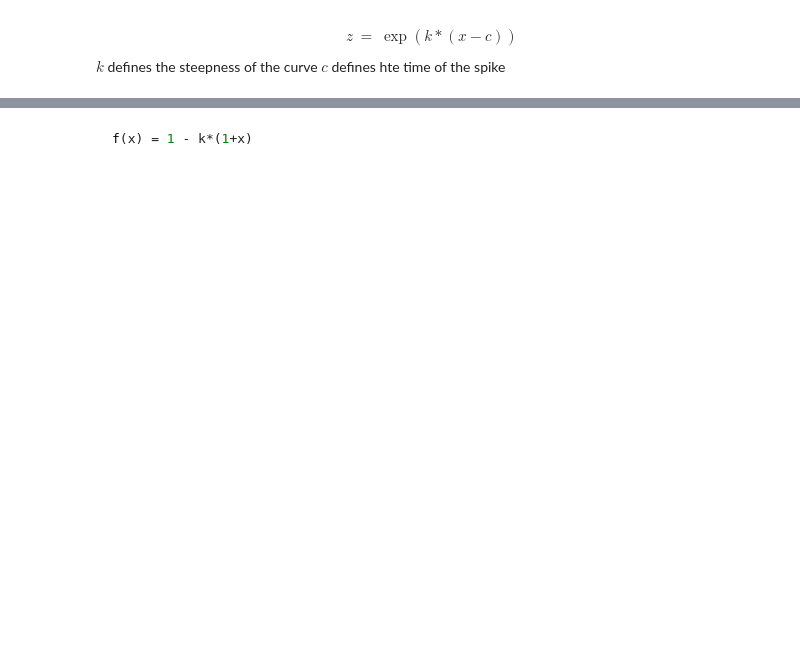
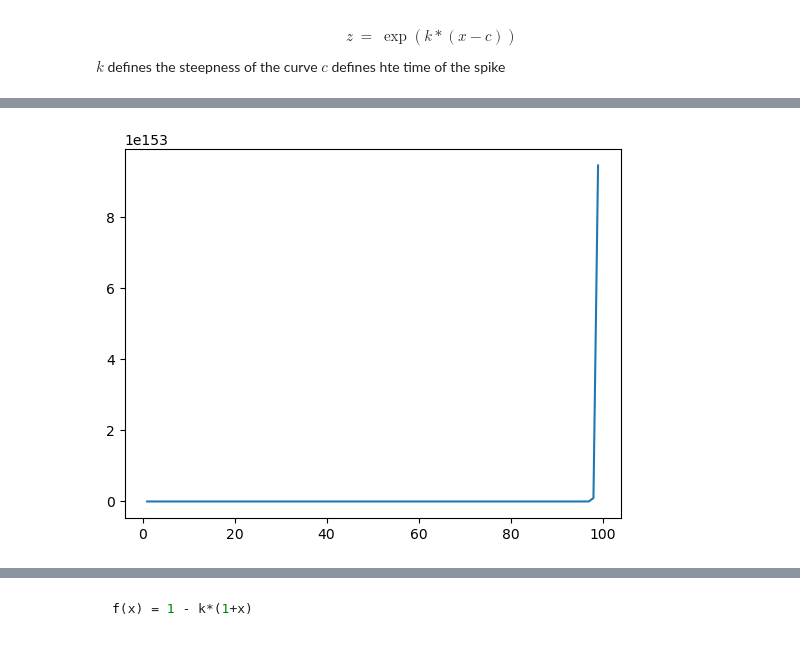
Before and after one commit to CosmicSurgery/thesis_notebooks, a Jupyter notebook: 2023.08.30 - Reservoir Testing/2023.08.30 - Rescursive delays.ipynb, the cells around one changed output, grey strips where cells are left out. Saved outputs shown, nothing was run; the diff lists cells and outputs as text; code cells hidden in the pictures; blank space fills up the shorter version.

```diff
--- a/2023.08.30 - Reservoir Testing/2023.08.30 - Rescursive delays.ipynb
+++ b/2023.08.30 - Reservoir Testing/2023.08.30 - Rescursive delays.ipynb
@@ -45,3 +71,14 @@ plt.show()
+# %%
+x= np.arange(1,100)
+y= np.zeros_like(x,dtype='float')
+y[0]=1.0001
+for i,k in enumerate(x[:-1]):
+    y[i+1] = y[i]*1.00001*k
+plt.figure()
+plt.plot(x,y)
+plt.show()
+# %% [output]
+[figure, added]
 # %%
 # Here I will put the parameters for the formula
 # %%
```
Also changed, not shown: parts of 7 cells of this notebook, 2 other files.
